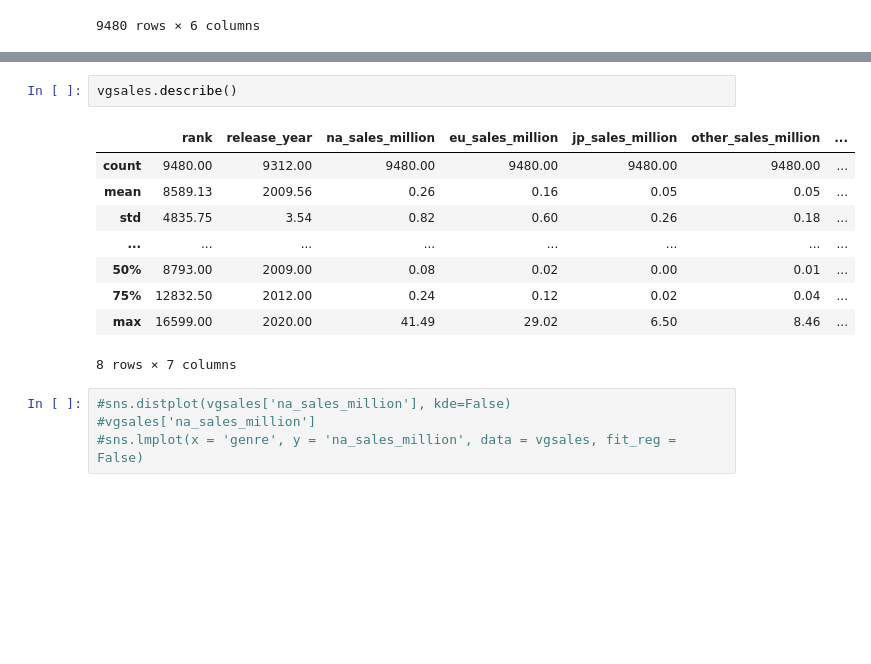
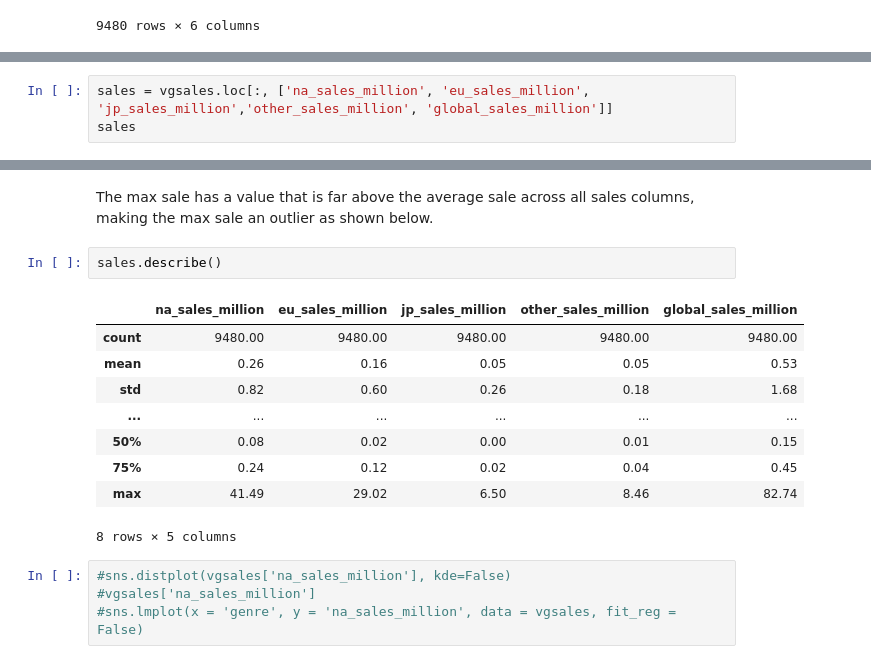
Before and after one commit to kvh8899/mostpopvidgame, a Jupyter notebook: FinalProject_group004_actual.ipynb, the cells around one changed output, grey strips where cells are left out. Drawn from its saved outputs; the diff is of its cells as text; blank space fills up the shorter version.

Commit message:
partition the dataset into variable set (X) and sales set (Y)

```diff
--- a/FinalProject_group004_actual.ipynb
+++ b/FinalProject_group004_actual.ipynb
@@ -193,0 +182,3 @@ vgsales.head()
+# %%
+sales = vgsales.loc[:, ['na_sales_million', 'eu_sales_million', 'jp_sales_million','other_sales_million', 'global_sales_million']]
+sales
@@ -194,15 +195,17 @@ vgsales.head()
+# %% [markdown]
+The max sale has a value that is far above the average sale across all sales columns, making the max sale an outlier as shown below.
 # %%
-vgsales.describe()
+sales.describe()
 # %% [output]
-|  | rank | release_year | na_sales_million | eu_sales_million | jp_sales_million | other_sales_million | ... |
-| count | 9480.00 | 9312.00 | 9480.00 | 9480.00 | 9480.00 | 9480.00 | ... |
-| mean | 8589.13 | 2009.56 | 0.26 | 0.16 | 0.05 | 0.05 | ... |
-| std | 4835.75 | 3.54 | 0.82 | 0.60 | 0.26 | 0.18 | ... |
-| ... | ... | ... | ... | ... | ... | ... | ... |
-| 50% | 8793.00 | 2009.00 | 0.08 | 0.02 | 0.00 | 0.01 | ... |
-| 75% | 12832.50 | 2012.00 | 0.24 | 0.12 | 0.02 | 0.04 | ... |
-| max | 16599.00 | 2020.00 | 41.49 | 29.02 | 6.50 | 8.46 | ... |
+|  | na_sales_million | eu_sales_million | jp_sales_million | other_sales_million | global_sales_million |
+| count | 9480.00 | 9480.00 | 9480.00 | 9480.00 | 9480.00 |
+| mean | 0.26 | 0.16 | 0.05 | 0.05 | 0.53 |
+| std | 0.82 | 0.60 | 0.26 | 0.18 | 1.68 |
+| ... | ... | ... | ... | ... | ... |
+| 50% | 0.08 | 0.02 | 0.00 | 0.01 | 0.15 |
+| 75% | 0.24 | 0.12 | 0.02 | 0.04 | 0.45 |
+| max | 41.49 | 29.02 | 6.50 | 8.46 | 82.74 |
-8 rows × 7 columns
+8 rows × 5 columns
 # %%
 #sns.distplot(vgsales['na_sales_million'], kde=False)
 #vgsales['na_sales_million']
```
Also changed, not shown: parts of 6 cells of this notebook.
